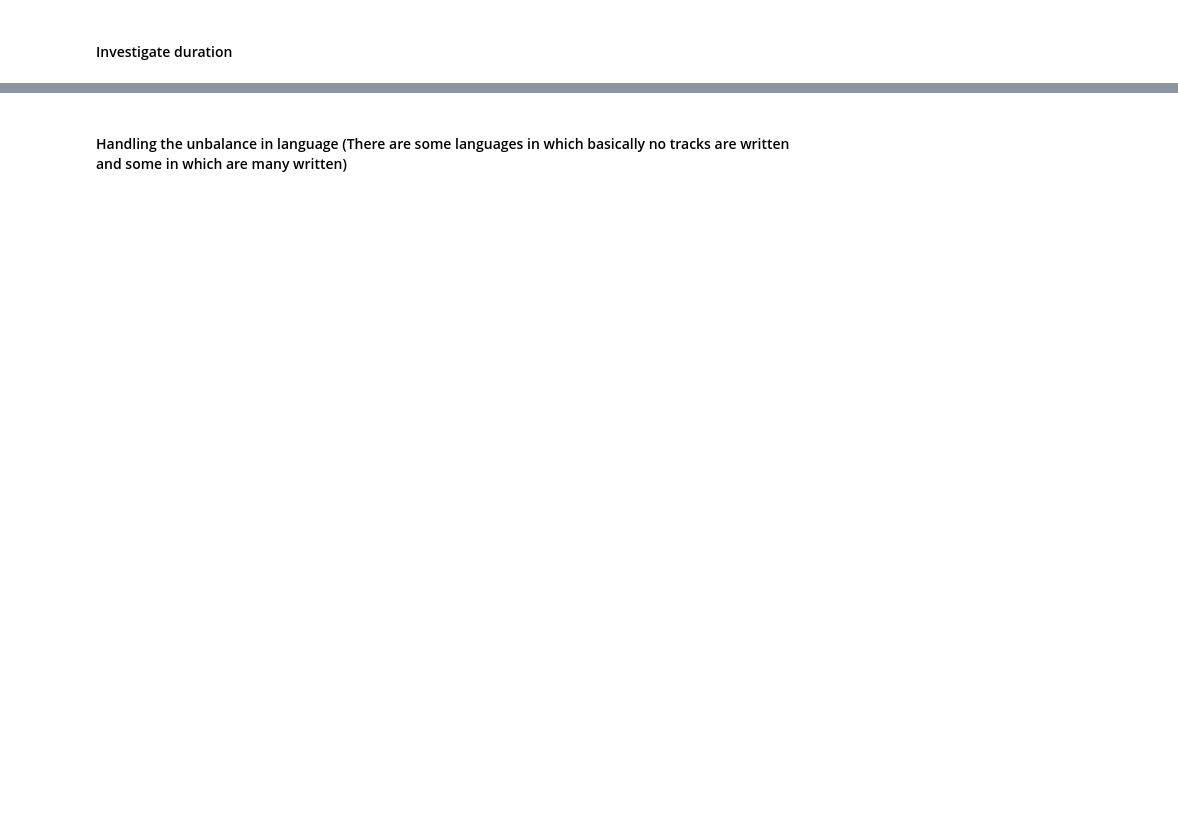
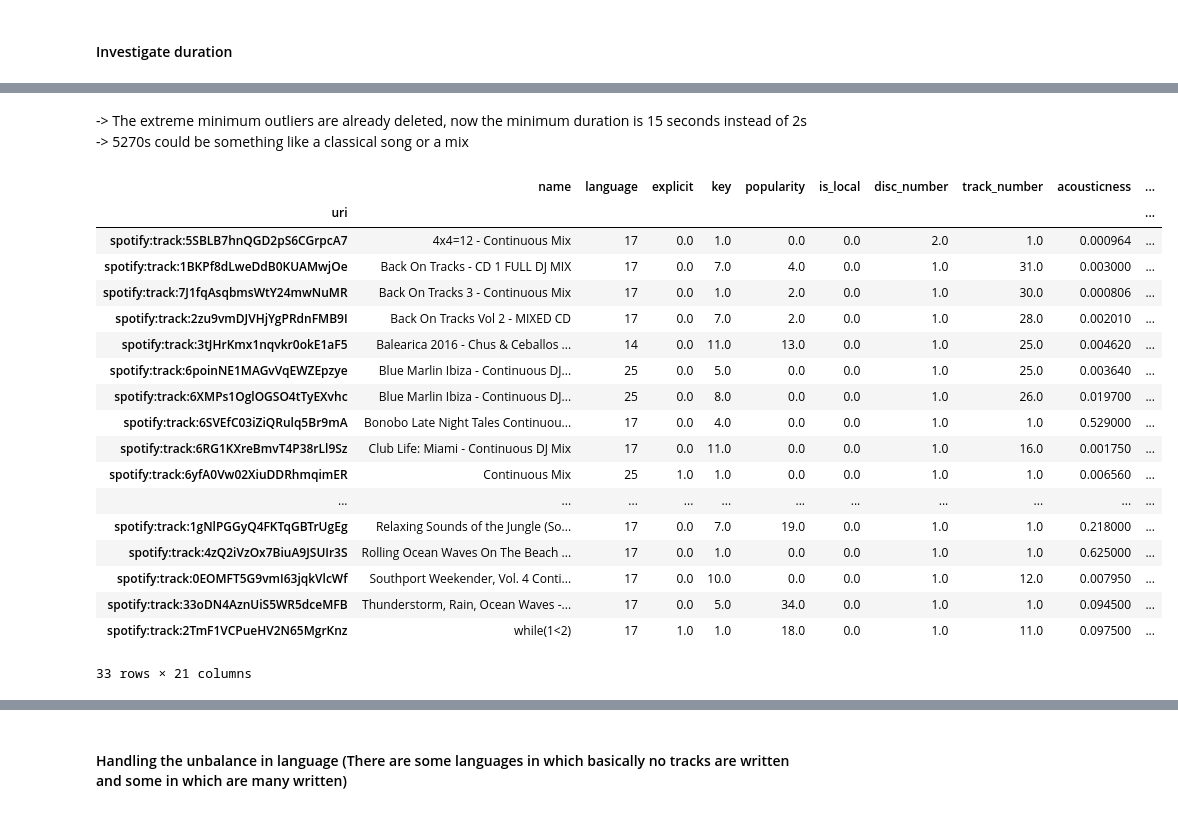
Before and after one commit to Florian-Dreyer/Spotify-Track-Popularity-Analyses, a Jupyter notebook: Popularity Prediction.ipynb, the cells around one changed output, grey strips where cells are left out. Cells and saved outputs as stored; diff of their text form; code cells hidden in the pictures; blank space fills up the shorter version.

```diff
--- a/Popularity Prediction.ipynb
+++ b/Popularity Prediction.ipynb
@@ -529,0 +597,25 @@ TypeError: 'int' object is not subscriptable
+# %% [markdown]
+-> The extreme minimum outliers are already deleted, now the minimum duration is 15 seconds instead of 2s
+-> 5270s could be something like a classical song or a mix
+# %%
+df[df["duration"] > 4e+06]
+# %% [output]
+|  | name | language | explicit | key | popularity | is_local | disc_number | track_number | acousticness | ... |
+| uri |  |  |  |  |  |  |  |  |  | ... |
+| spotify:track:5SBLB7hnQGD2pS6CGrpcA7 | 4x4=12 - Continuous Mix | 17 | 0.0 | 1.0 | 0.0 | 0.0 | 2.0 | 1.0 | 0.000964 | ... |
+| spotify:track:1BKPf8dLweDdB0KUAMwjOe | Back On Tracks - CD 1 FULL DJ MIX | 17 | 0.0 | 7.0 | 4.0 | 0.0 | 1.0 | 31.0 | 0.003000 | ... |
+| spotify:track:7J1fqAsqbmsWtY24mwNuMR | Back On Tracks 3 - Continuous Mix | 17 | 0.0 | 1.0 | 2.0 | 0.0 | 1.0 | 30.0 | 0.000806 | ... |
+| spotify:track:2zu9vmDJVHjYgPRdnFMB9I | Back On Tracks Vol 2 - MIXED CD | 17 | 0.0 | 7.0 | 2.0 | 0.0 | 1.0 | 28.0 | 0.002010 | ... |
+| spotify:track:3tJHrKmx1nqvkr0okE1aF5 | Balearica 2016 - Chus & Ceballos ... | 14 | 0.0 | 11.0 | 13.0 | 0.0 | 1.0 | 25.0 | 0.004620 | ... |
+| spotify:track:6poinNE1MAGvVqEWZEpzye | Blue Marlin Ibiza - Continuous DJ... | 25 | 0.0 | 5.0 | 0.0 | 0.0 | 1.0 | 25.0 | 0.003640 | ... |
+| spotify:track:6XMPs1OglOGSO4tTyEXvhc | Blue Marlin Ibiza - Continuous DJ... | 25 | 0.0 | 8.0 | 0.0 | 0.0 | 1.0 | 26.0 | 0.019700 | ... |
+| spotify:track:6SVEfC03iZiQRulq5Br9mA | Bonobo Late Night Tales Continuou... | 17 | 0.0 | 4.0 | 0.0 | 0.0 | 1.0 | 1.0 | 0.529000 | ... |
+| spotify:track:6RG1KXreBmvT4P38rLl9Sz | Club Life: Miami - Continuous DJ Mix | 17 | 0.0 | 11.0 | 0.0 | 0.0 | 1.0 | 16.0 | 0.001750 | ... |
+| spotify:track:6yfA0Vw02XiuDDRhmqimER | Continuous Mix | 25 | 1.0 | 1.0 | 0.0 | 0.0 | 1.0 | 1.0 | 0.006560 | ... |
+| ... | ... | ... | ... | ... | ... | ... | ... | ... | ... | ... |
+| spotify:track:1gNlPGGyQ4FKTqGBTrUgEg | Relaxing Sounds of the Jungle (So... | 17 | 0.0 | 7.0 | 19.0 | 0.0 | 1.0 | 1.0 | 0.218000 | ... |
+| spotify:track:4zQ2iVzOx7BiuA9JSUIr3S | Rolling Ocean Waves On The Beach ... | 17 | 0.0 | 1.0 | 0.0 | 0.0 | 1.0 | 1.0 | 0.625000 | ... |
+| spotify:track:0EOMFT5G9vmI63jqkVlcWf | Southport Weekender, Vol. 4 Conti... | 17 | 0.0 | 10.0 | 0.0 | 0.0 | 1.0 | 12.0 | 0.007950 | ... |
+| spotify:track:33oDN4AznUiS5WR5dceMFB | Thunderstorm, Rain, Ocean Waves -... | 17 | 0.0 | 5.0 | 34.0 | 0.0 | 1.0 | 1.0 | 0.094500 | ... |
+| spotify:track:2TmF1VCPueHV2N65MgrKnz | while(1<2) | 17 | 1.0 | 1.0 | 18.0 | 0.0 | 1.0 | 11.0 | 0.097500 | ... |
+33 rows × 21 columns
```
Also changed, not shown: parts of 24 cells of this notebook.
